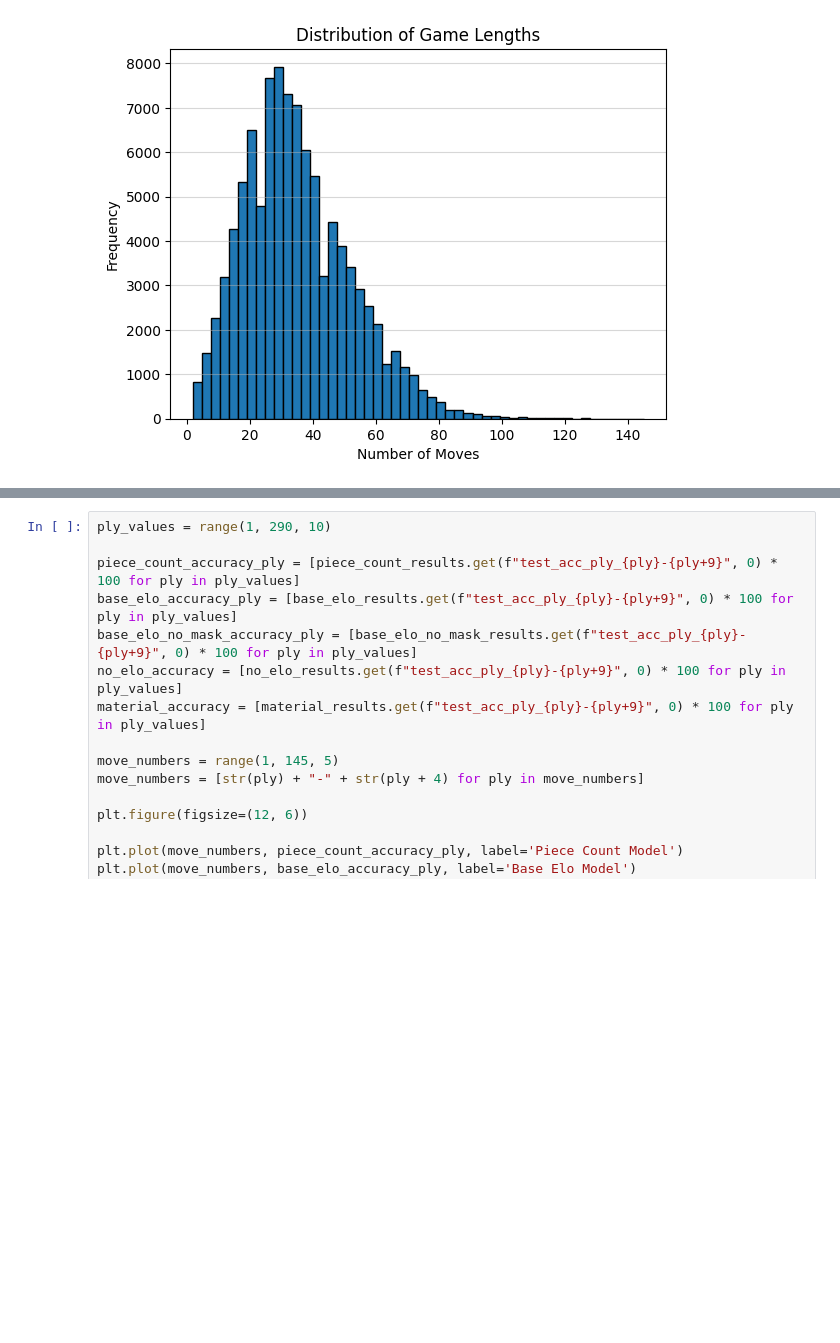
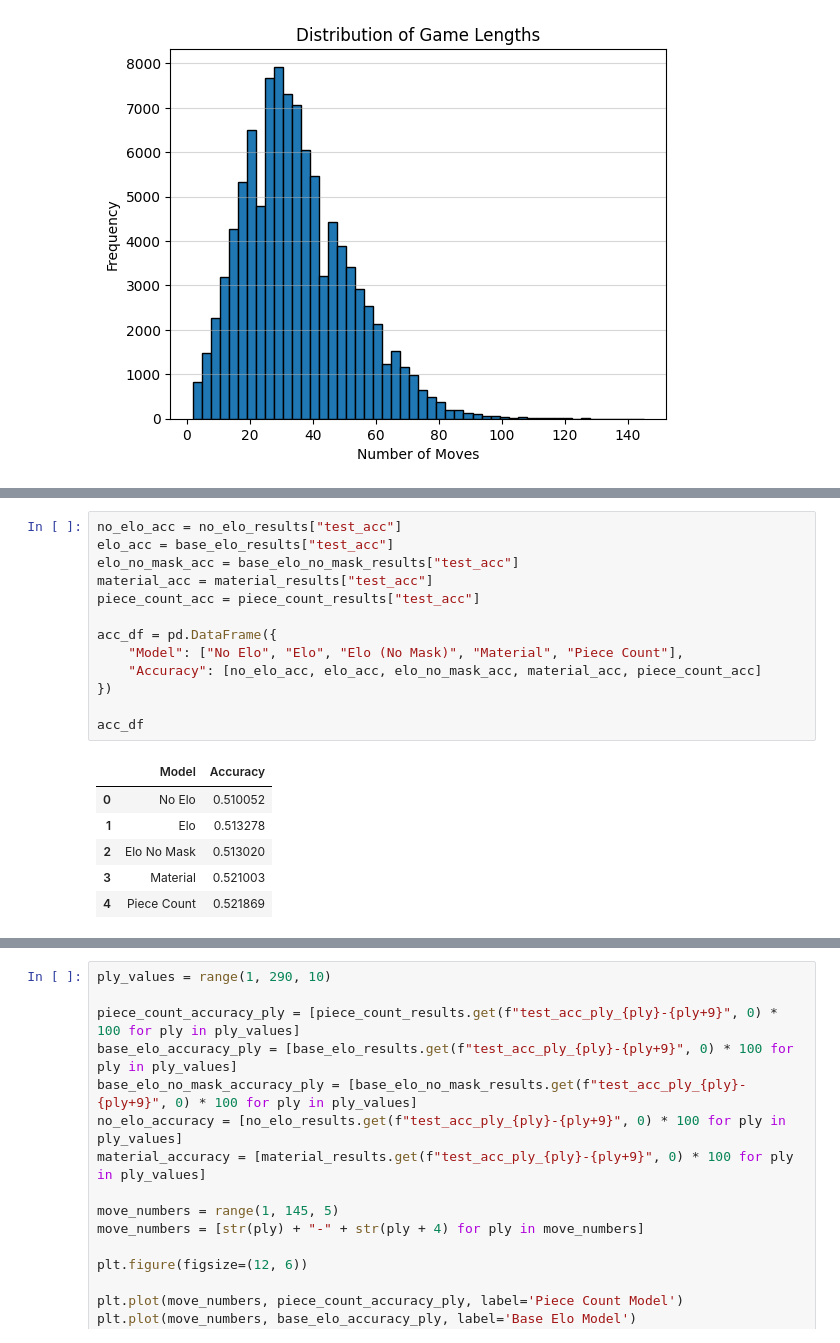
Before and after one commit to Kamil2601/nanoGPT-chess, a Jupyter notebook: experiments_plots.ipynb, the cells around one changed output, grey strips where cells are left out. Saved outputs shown, nothing was run; the diff lists cells and outputs as text; blank space fills up the shorter version.

Commit message:
Show accuracy and perplexity in notebook

```diff
--- a/experiments_plots.ipynb
+++ b/experiments_plots.ipynb
@@ -81,0 +100,20 @@ plt.show()
+# %%
+no_elo_acc = no_elo_results["test_acc"]
+elo_acc = base_elo_results["test_acc"]
+elo_no_mask_acc = base_elo_no_mask_results["test_acc"]
+material_acc = material_results["test_acc"]
+piece_count_acc = piece_count_results["test_acc"]
+
+acc_df = pd.DataFrame({
+    "Model": ["No Elo", "Elo", "Elo (No Mask)", "Material", "Piece Count"],
+    "Accuracy": [no_elo_acc, elo_acc, elo_no_mask_acc, material_acc, piece_count_acc]
+})
+
+acc_df
+# %% [output]
+|  | Model | Accuracy |
+| 0 | No Elo | 0.510052 |
+| 1 | Elo | 0.513278 |
+| 2 | Elo No Mask | 0.513020 |
+| 3 | Material | 0.521003 |
+| 4 | Piece Count | 0.521869 |
```
Also changed, not shown: parts of 3 cells of this notebook.
